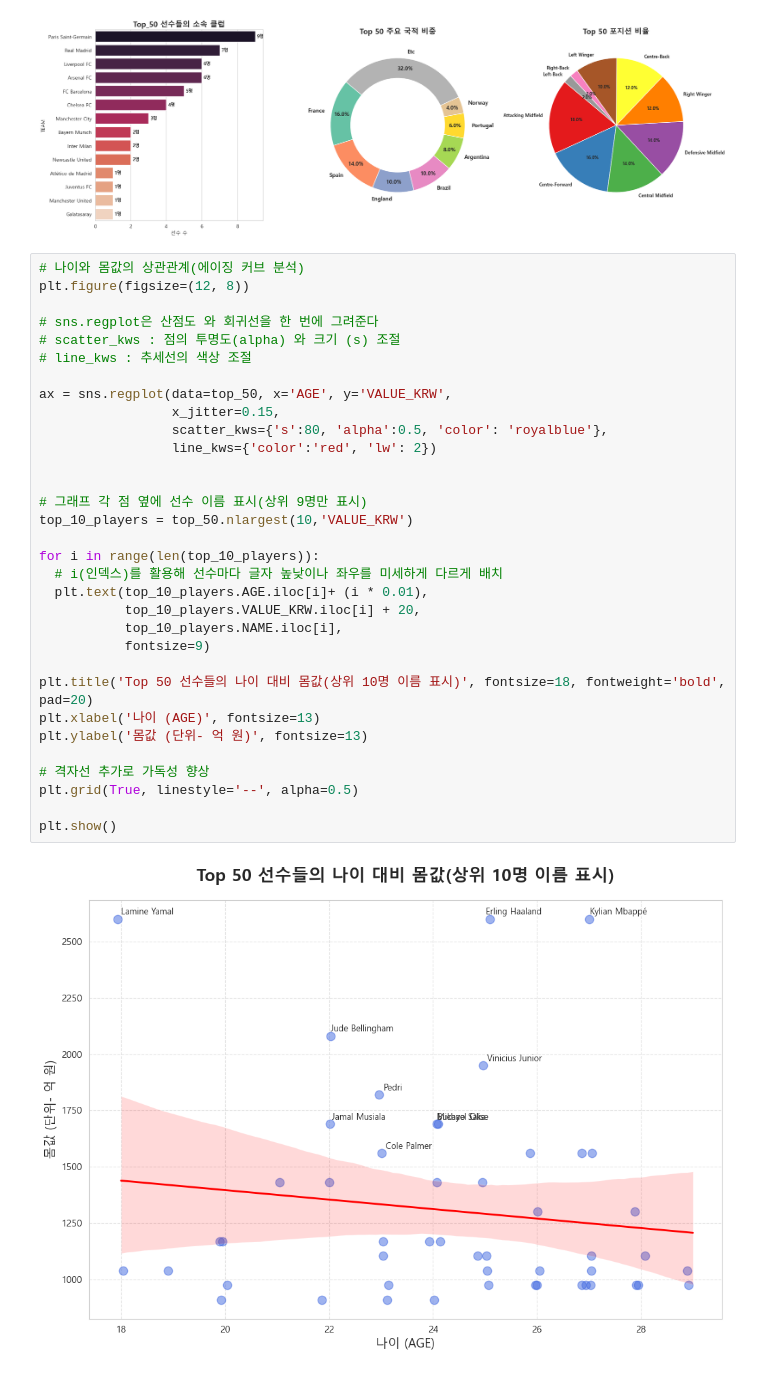
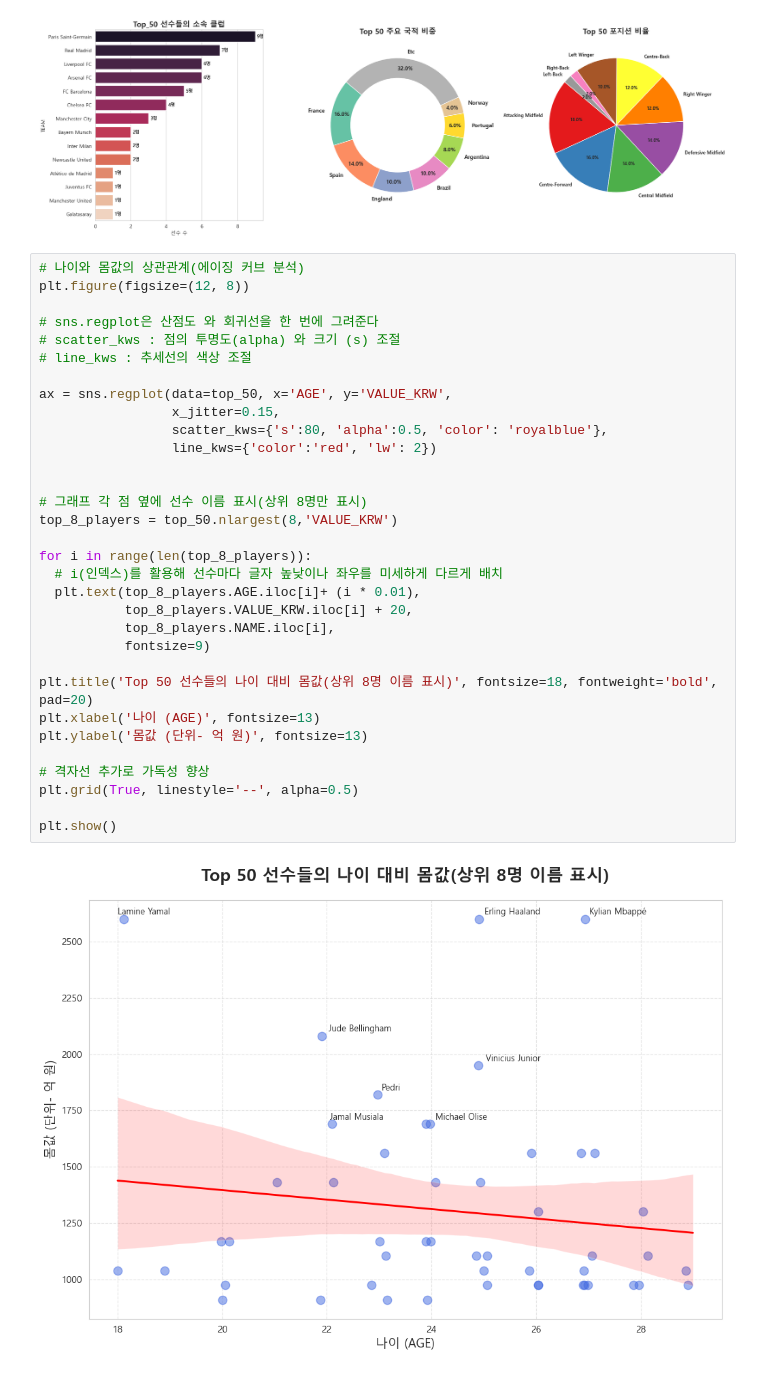
Before and after one commit to 0jyyyyy/Soccer_Lens, a Jupyter notebook: Transfermarkt-Value-Analysis(TVA)/World/world_tva_dashboard.ipynb, the cells around one changed output. Drawn from its saved outputs; the diff is of its cells as text.

```diff
--- a/Transfermarkt-Value-Analysis(TVA)/World/world_tva_dashboard.ipynb
+++ b/Transfermarkt-Value-Analysis(TVA)/World/world_tva_dashboard.ipynb
@@ -138,34 +138,34 @@ Text(0.5, 1.0, 'Top 50 포지션 비율')
 # %%
 # 나이와 몸값의 상관관계(에이징 커브 분석)
 plt.figure(figsize=(12, 8))
 
 # sns.regplot은 산점도 와 회귀선을 한 번에 그려준다
 # scatter_kws : 점의 투명도(alpha) 와 크기 (s) 조절
 # line_kws : 추세선의 색상 조절
 
 ax = sns.regplot(data=top_50, x='AGE', y='VALUE_KRW',
                  x_jitter=0.15,
                  scatter_kws={'s':80, 'alpha':0.5, 'color': 'royalblue'},
                  line_kws={'color':'red', 'lw': 2})
 
 
-# 그래프 각 점 옆에 선수 이름 표시(상위 9명만 표시)
-top_10_players = top_50.nlargest(10,'VALUE_KRW')
+# 그래프 각 점 옆에 선수 이름 표시(상위 8명만 표시)
+top_8_players = top_50.nlargest(8,'VALUE_KRW')
 
-for i in range(len(top_10_players)):
+for i in range(len(top_8_players)):
   # i(인덱스)를 활용해 선수마다 글자 높낮이나 좌우를 미세하게 다르게 배치
-  plt.text(top_10_players.AGE.iloc[i]+ (i * 0.01),
-           top_10_players.VALUE_KRW.iloc[i] + 20,
-           top_10_players.NAME.iloc[i],
+  plt.text(top_8_players.AGE.iloc[i]+ (i * 0.01),
+           top_8_players.VALUE_KRW.iloc[i] + 20,
+           top_8_players.NAME.iloc[i],
            fontsize=9)
 
-plt.title('Top 50 선수들의 나이 대비 몸값(상위 10명 이름 표시)', fontsize=18, fontweight='bold', pad=20)
+plt.title('Top 50 선수들의 나이 대비 몸값(상위 8명 이름 표시)', fontsize=18, fontweight='bold', pad=20)
 plt.xlabel('나이 (AGE)', fontsize=13)
 plt.ylabel('몸값 (단위- 억 원)', fontsize=13)
 
 # 격자선 추가로 가독성 향상
 plt.grid(True, linestyle='--', alpha=0.5)
 
 plt.show()
 # %% [output]
-[figure, old version]
+[figure, new version]
```
